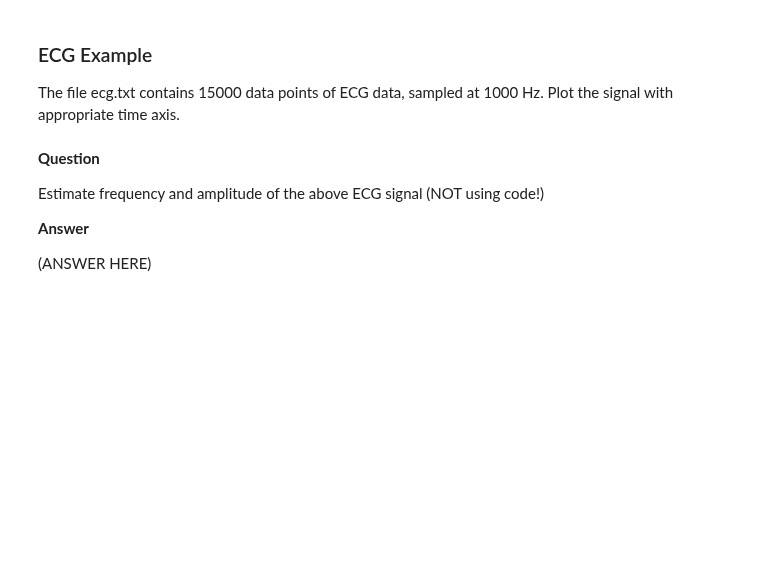
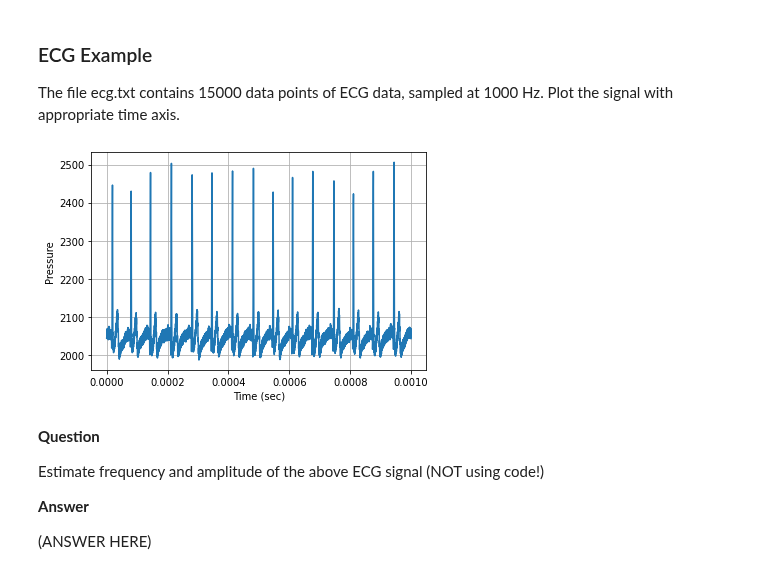
Before and after one commit to anaaparamesh/Week2_Public, a Jupyter notebook: Notebooks/02_SignalsProcessing/SignalsProcessing_Exercises.ipynb, the cells around one changed output. Drawn from its saved outputs; the diff is of its cells as text; code cells hidden in the pictures; blank space fills up the shorter version.

Commit message:
graphed the ecg

```diff
--- a/Notebooks/02_SignalsProcessing/SignalsProcessing_Exercises.ipynb
+++ b/Notebooks/02_SignalsProcessing/SignalsProcessing_Exercises.ipynb
@@ -38,9 +38,16 @@ The file ecg.txt contains 15000 data points of ECG data, sampled at 1000 Hz.  Pl
 # %%
 # Load the ECG example data
 ecg_url = 'https://raw.githubusercontent.com/BeaverWorksMedlytics2020/Data_Public/master/NotebookExampleData/Week2/ecg.txt'
 ecg_microvolts = np.loadtxt(ecg_url,skiprows=4)
 
-# write code here
+t = np.linspace(0.0, 0.001, num=15000)
+
+plt.plot(t, ecg_microvolts)
+plt.xlabel('Time (sec)')
+plt.ylabel('Pressure')
+plt.grid()
+# %% [output]
+[figure, added]
 # %% [markdown]
 __Question__
 
```
